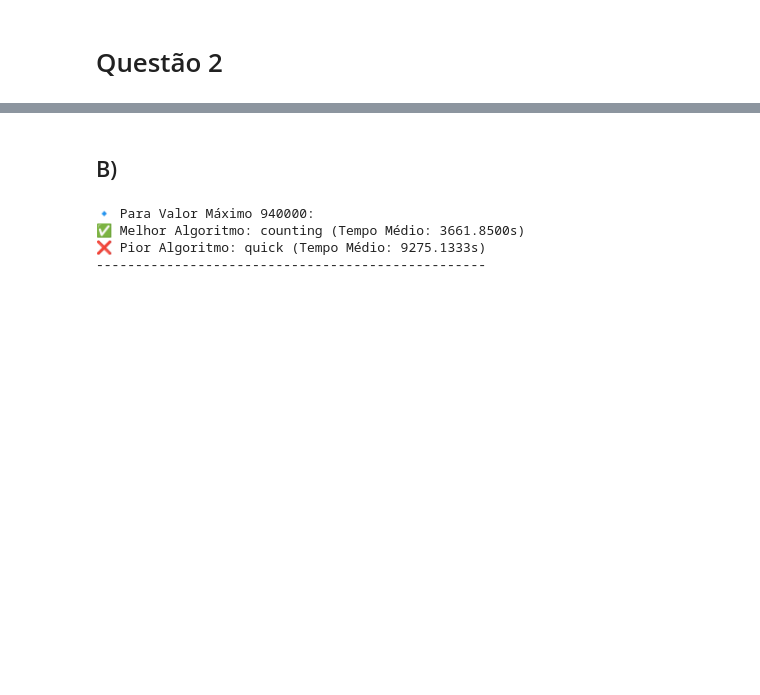
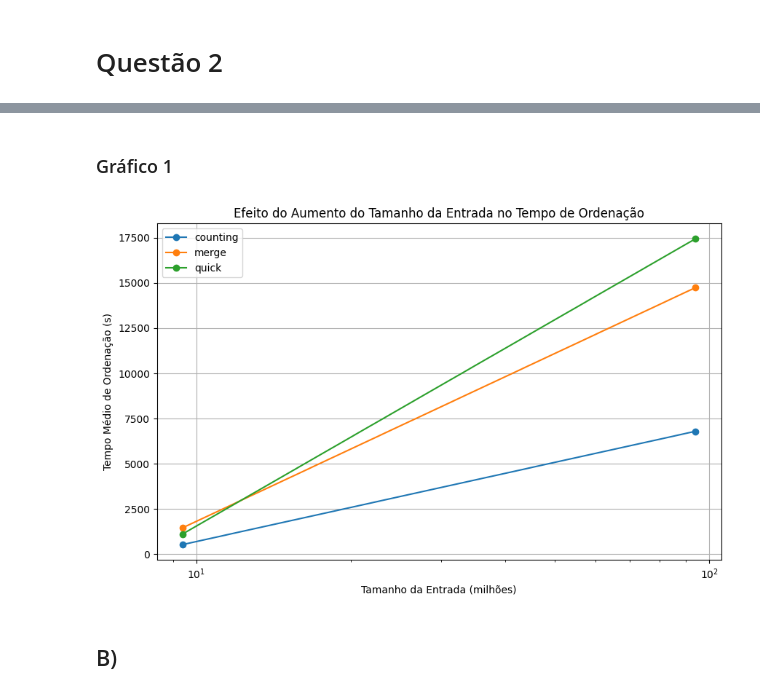
Before and after one commit to BrunSouza/ADS-Pratica-3, a Jupyter notebook: pc-laboratorio/questao-2/analises.ipynb, the cells around one changed output, grey strips where cells are left out. Cells and saved outputs as stored; diff of their text form; code cells hidden in the pictures; blank space fills up the shorter version.

```diff
--- a/pc-laboratorio/questao-2/analises.ipynb
+++ b/pc-laboratorio/questao-2/analises.ipynb
@@ -2,0 +13,2 @@
+# %%
+df_a = pd.read_csv("resultados/resultado_questao_a.csv")
@@ -3,2 +79,25 @@
+# %% [markdown]
+### Gráfico 1
+# %%
+plt.figure(figsize=(10, 6))
+
+for algoritmo in df_a_resultados["Algoritmo"].unique():
+    subset = df_a_resultados[df_a_resultados["Algoritmo"] == algoritmo]
+    plt.plot([9.4, 94], [subset["Tempo_9M"].values[0], subset["Tempo_94M"].values[0]], marker="o", label=algoritmo)
+
+plt.xscale("log")
+plt.xlabel("Tamanho da Entrada (milhões)")
+plt.ylabel("Tempo Médio de Ordenação (s)")
+
+plt.title("Efeito do Aumento do Tamanho da Entrada no Tempo de Ordenação")
+plt.legend()
+plt.grid(True)
+
+nome_arquivo = os.path.join('graficos', 'grafico-1.jpg')
+plt.savefig(nome_arquivo, format='jpg', dpi=300, bbox_inches='tight')
+
+plt.show()
+# %% [output]
+[figure, added]
 # %% [markdown]
 ## B)
@@ -15,40 +103,0 @@ df_b = pd.read_csv("resultados/resultado_questao_b.csv")
-# %%
-def calcular_intervalo_confianca(tempos, confianca=0.95):
-    if len(tempos) == 0:
-        return float('nan'), float('nan'), float('nan')
-    media = np.mean(tempos)
-    desvio_padrao = np.std(tempos, ddof=1)
-    z = norm.ppf((1 + confianca) / 2)
-    erro_padrao = desvio_padrao / np.sqrt(len(tempos))
-    intervalo = z * erro_padrao
-    return media, media - intervalo, media + intervalo
-
-# Agrupar os resultados por algoritmo e valor máximo
-resultados = []
-for max_val in df_b["ValorMaximo"].unique():
-    df_b_filtrado = df_b[df_b["ValorMaximo"] == max_val]
-
-    for algoritmo in df_b_filtrado["Algoritmo"].unique():
-        tempos = df_b_filtrado[df_b_filtrado["Algoritmo"] == algoritmo]["TempoDeOrdenacao"].values
-        media, intervalo_inf, intervalo_sup = calcular_intervalo_confianca(tempos)
-
-        resultados.append([algoritmo, max_val, media, intervalo_inf, intervalo_sup])
-
-# Criar um DataFrame com os resultados processados
-df_b_resultados = pd.DataFrame(resultados, columns=["Algoritmo", "ValorMaximo", "TempoMedio", "IntervaloInferior", "IntervaloSuperior"])
-
-# Determinar o melhor e o pior algoritmo para cada valor máximo
-for max_val in df_b_resultados["ValorMaximo"].unique():
-    df_b_max = df_b_resultados[df_b_resultados["ValorMaximo"] == max_val]
-    melhor_algoritmo = df_b_max.loc[df_b_max["TempoMedio"].idxmin()]
-    pior_algoritmo = df_b_max.loc[df_b_max["TempoMedio"].idxmax()]
-
-    print(f"🔹 Para Valor Máximo {max_val}:")
-    print(f"✅ Melhor Algoritmo: {melhor_algoritmo['Algoritmo']} (Tempo Médio: {melhor_algoritmo['TempoMedio']:.4f}s)")
-    print(f"❌ Pior Algoritmo: {pior_algoritmo['Algoritmo']} (Tempo Médio: {pior_algoritmo['TempoMedio']:.4f}s)")
-    print("-" * 50)
-# %% [output]
-🔹 Para Valor Máximo 940000:
-✅ Melhor Algoritmo: counting (Tempo Médio: 3661.8500s)
-❌ Pior Algoritmo: quick (Tempo Médio: 9275.1333s)
---------------------------------------------------
```
Also changed, not shown: parts of 11 cells of this notebook.
